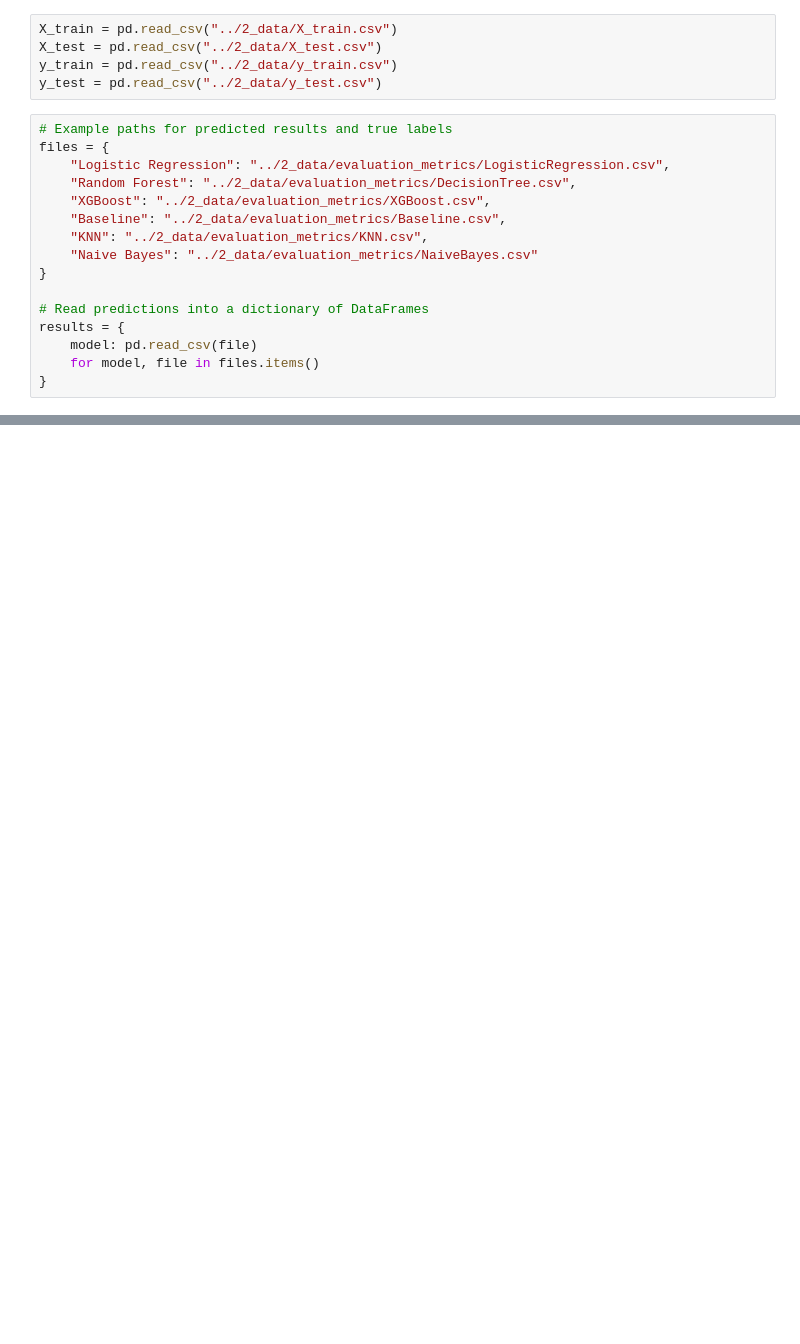
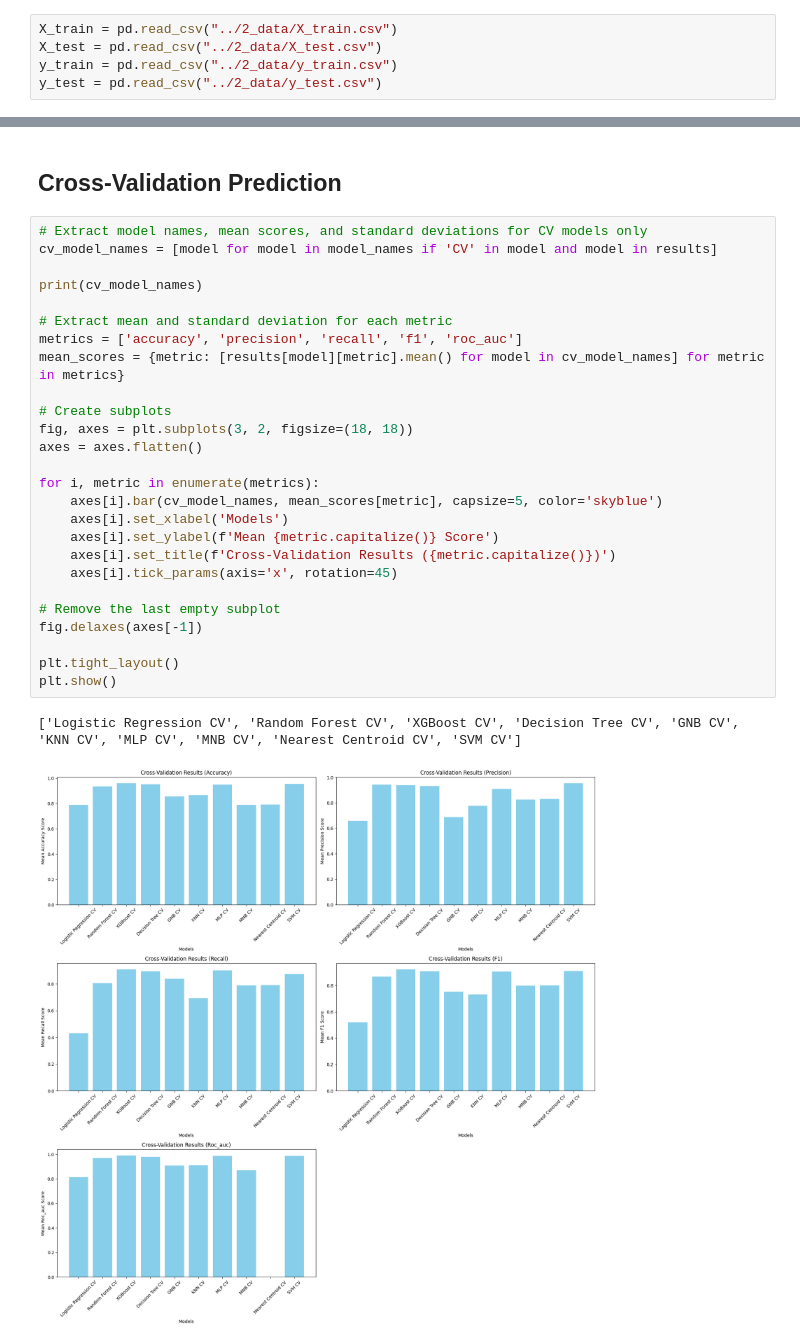
Before and after one commit to eelisee/telco-customer-churn, a Jupyter notebook: 5_evaluation/evaluation.ipynb, the cells around one changed output, grey strips where cells are left out. Cells and saved outputs as stored; diff of their text form; blank space fills up the shorter version.

```diff
--- a/5_evaluation/evaluation.ipynb
+++ b/5_evaluation/evaluation.ipynb
@@ -51,19 +52,3 @@ X_train = pd.read_csv("../2_data/X_train.csv")
 X_test = pd.read_csv("../2_data/X_test.csv")
 y_train = pd.read_csv("../2_data/y_train.csv")
 y_test = pd.read_csv("../2_data/y_test.csv")
-# %%
-# Example paths for predicted results and true labels
-files = {
-    "Logistic Regression": "../2_data/evaluation_metrics/LogisticRegression.csv",
-    "Random Forest": "../2_data/evaluation_metrics/DecisionTree.csv",
-    "XGBoost": "../2_data/evaluation_metrics/XGBoost.csv",
-    "Baseline": "../2_data/evaluation_metrics/Baseline.csv",
-    "KNN": "../2_data/evaluation_metrics/KNN.csv",
-    "Naive Bayes": "../2_data/evaluation_metrics/NaiveBayes.csv"
-}
-
-# Read predictions into a dictionary of DataFrames
-results = {
-    model: pd.read_csv(file)
-    for model, file in files.items()
-}
@@ -69,0 +90,31 @@ results = {
+# %% [markdown]
+## Cross-Validation Prediction
+# %%
+# Extract model names, mean scores, and standard deviations for CV models only
+cv_model_names = [model for model in model_names if 'CV' in model and model in results]
+
+print(cv_model_names)
+
+# Extract mean and standard deviation for each metric
+metrics = ['accuracy', 'precision', 'recall', 'f1', 'roc_auc']
+mean_scores = {metric: [results[model][metric].mean() for model in cv_model_names] for metric in metrics}
+
+# Create subplots
+fig, axes = plt.subplots(3, 2, figsize=(18, 18))
+axes = axes.flatten()
+
+for i, metric in enumerate(metrics):
+    axes[i].bar(cv_model_names, mean_scores[metric], capsize=5, color='skyblue')
+    axes[i].set_xlabel('Models')
+    axes[i].set_ylabel(f'Mean {metric.capitalize()} Score')
+    axes[i].set_title(f'Cross-Validation Results ({metric.capitalize()})')
+    axes[i].tick_params(axis='x', rotation=45)
+
+# Remove the last empty subplot
+fig.delaxes(axes[-1])
+
+plt.tight_layout()
+plt.show()
+# %% [output]
+['Logistic Regression CV', 'Random Forest CV', 'XGBoost CV', 'Decision Tree CV', 'GNB CV', 'KNN CV', 'MLP CV', 'MNB CV', 'Nearest Centroid CV', 'SVM CV']
+[figure, added]
```
Also changed, not shown: parts of 16 cells of this notebook, 7 other files.
